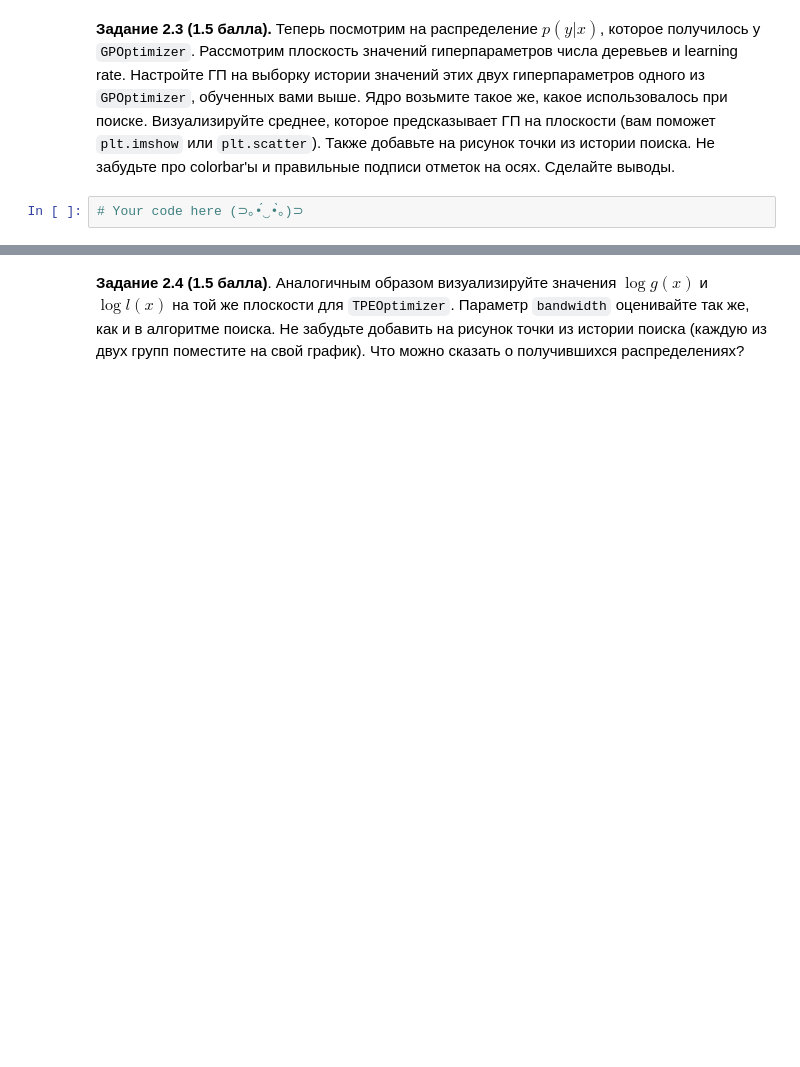
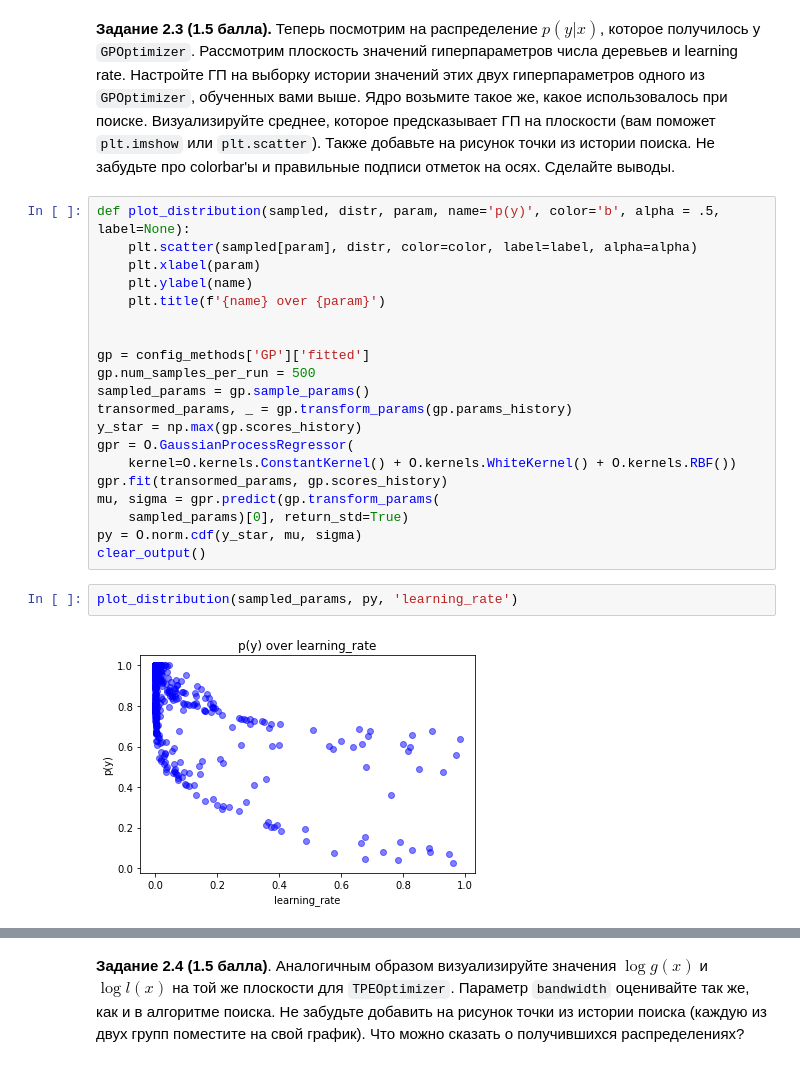
Before and after one commit to Panesher/Machine-Learning, a Jupyter notebook: ML/HW-14/homework-practice-14-Panesh.ipynb, the cells around one changed output, grey strips where cells are left out. Saved outputs shown, nothing was run; the diff lists cells and outputs as text; blank space fills up the shorter version.

```diff
--- a/ML/HW-14/homework-practice-14-Panesh.ipynb
+++ b/ML/HW-14/homework-practice-14-Panesh.ipynb
@@ -387,4 +395,26 @@ Learning rate set to 0.085805
 # %% [markdown]
 **Задание 2.3 (1.5 балла).** Теперь посмотрим на распределение $p(y|x)$, которое получилось у `GPOptimizer`. Рассмотрим плоскость значений гиперпараметров числа деревьев и learning rate. Настройте ГП на выборку истории значений этих двух гиперпараметров одного из `GPOptimizer`, обученных вами выше. Ядро возьмите такое же, какое использовалось при поиске. Визуализируйте среднее, которое предсказывает ГП на плоскости (вам поможет `plt.imshow` или `plt.scatter`). Также добавьте на рисунок точки из истории поиска. Не забудьте про colorbar'ы и правильные подписи отметок на осях. Сделайте выводы.
 # %%
-# Your code here (⊃｡•́‿•̀｡)⊃
+def plot_distribution(sampled, distr, param, name='p(y)', color='b', alpha = .5, label=None):
+    plt.scatter(sampled[param], distr, color=color, label=label, alpha=alpha)
+    plt.xlabel(param)
+    plt.ylabel(name)
+    plt.title(f'{name} over {param}')
+
+
+gp = config_methods['GP']['fitted']
+gp.num_samples_per_run = 500
+sampled_params = gp.sample_params()
+transormed_params, _ = gp.transform_params(gp.params_history)
+y_star = np.max(gp.scores_history)
+gpr = O.GaussianProcessRegressor(
+    kernel=O.kernels.ConstantKernel() + O.kernels.WhiteKernel() + O.kernels.RBF())
+gpr.fit(transormed_params, gp.scores_history)
+mu, sigma = gpr.predict(gp.transform_params(
+    sampled_params)[0], return_std=True)
+py = O.norm.cdf(y_star, mu, sigma)
+clear_output()
+# %%
+plot_distribution(sampled_params, py, 'learning_rate')
+# %% [output]
+[figure, added]
```
Also changed, not shown: parts of 10 cells of this notebook.
